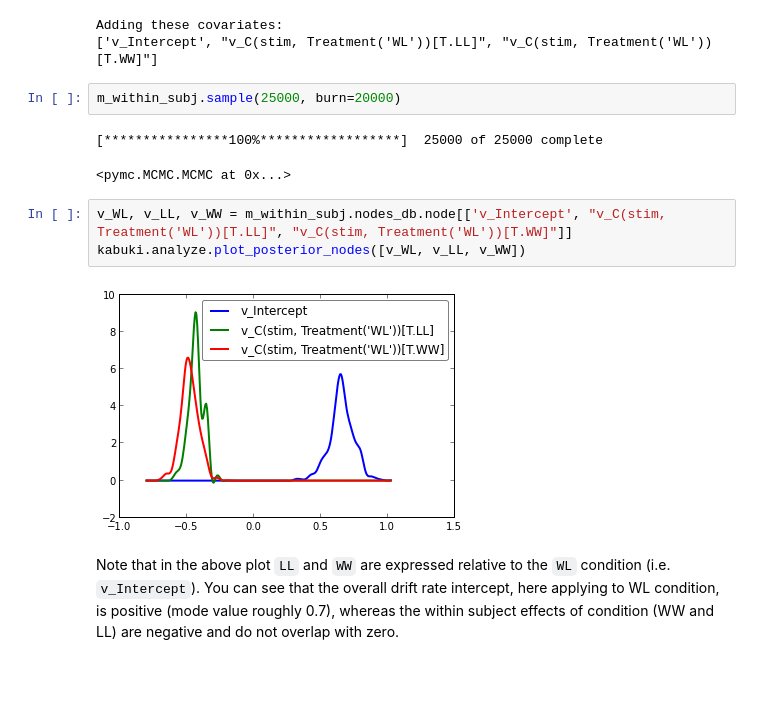
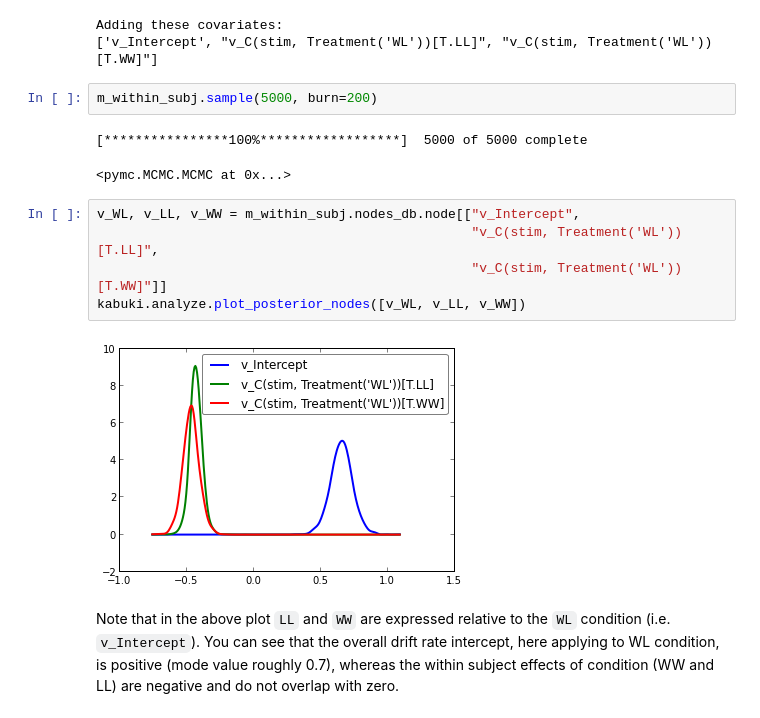
Before and after one commit to hddm-devs/hddm, a Jupyter notebook: hddm/examples/hddm_demo.ipynb, the cells around one changed output. Cells and saved outputs as stored; diff of their text form; blank space fills up the shorter version.

```diff
--- a/hddm/examples/hddm_demo.ipynb
+++ b/hddm/examples/hddm_demo.ipynb
@@ -184,15 +186,17 @@ m_within_subj = hddm.HDDMRegressor(data, "v ~ C(stim, Treatment('WL'))")
 Adding these covariates:
 ['v_Intercept', "v_C(stim, Treatment('WL'))[T.LL]", "v_C(stim, Treatment('WL'))[T.WW]"]
 # %%
-m_within_subj.sample(25000, burn=20000)
+m_within_subj.sample(5000, burn=200)
 # %% [output]
-[****************100%******************]  25000 of 25000 complete
+[****************100%******************]  5000 of 5000 complete
 <pymc.MCMC.MCMC at 0x...>
 # %%
-v_WL, v_LL, v_WW = m_within_subj.nodes_db.node[['v_Intercept', "v_C(stim, Treatment('WL'))[T.LL]", "v_C(stim, Treatment('WL'))[T.WW]"]]
+v_WL, v_LL, v_WW = m_within_subj.nodes_db.node[["v_Intercept",
+                                                "v_C(stim, Treatment('WL'))[T.LL]",
+                                                "v_C(stim, Treatment('WL'))[T.WW]"]]
 kabuki.analyze.plot_posterior_nodes([v_WL, v_LL, v_WW])
 # %% [output]
-[figure, old version]
+[figure, new version]
 # %% [markdown]
 Note that in the above plot `LL` and `WW` are expressed relative to the `WL` condition (i.e. `v_Intercept`). You can see that the overall drift rate intercept, here applying to WL condition, is positive (mode value roughly 0.7), whereas the within subject effects of condition (WW and LL) are negative and do not overlap with zero.
 # %% [markdown]
```
Also changed, not shown: parts of 17 cells of this notebook, 13 other files.
